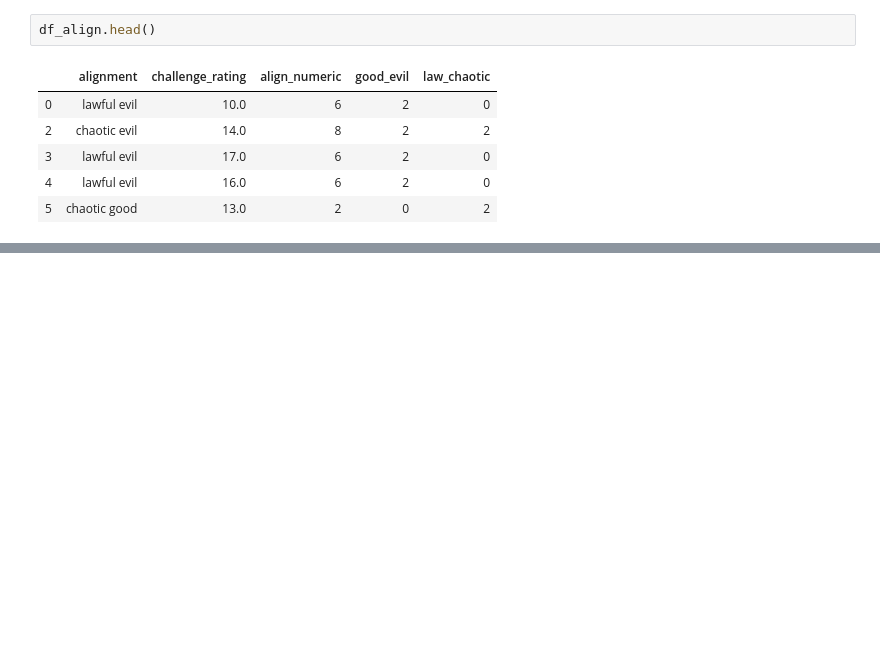
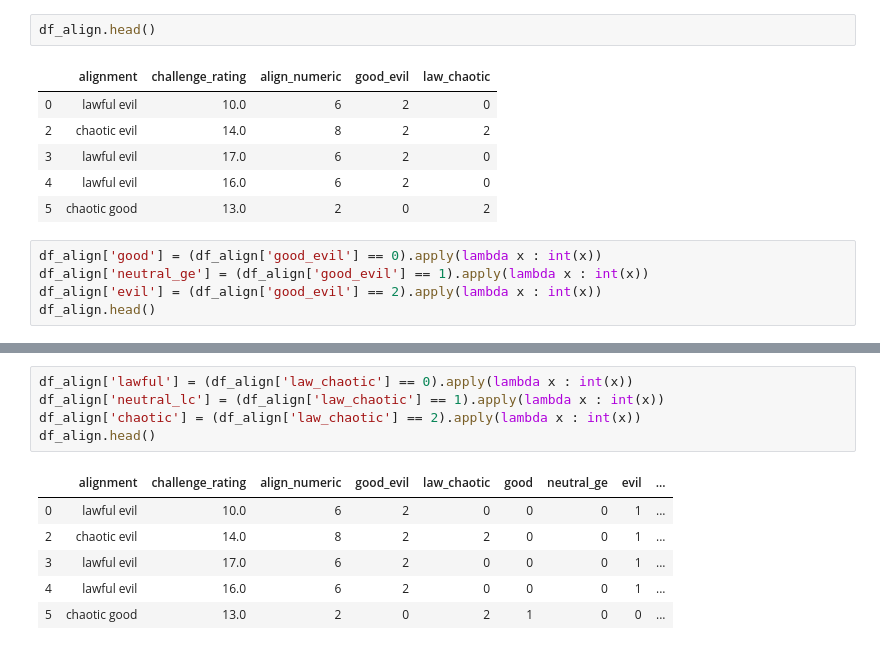
Before and after one commit to ZMBailey/dndmonsters, a Jupyter notebook: monster_stats.ipynb, the cells around one changed output, grey strips where cells are left out. Cells and saved outputs as stored; diff of their text form; blank space fills up the shorter version.

```diff
--- a/monster_stats.ipynb
+++ b/monster_stats.ipynb
@@ -273,3 +273,8 @@ df_align.head()
 | 3 | lawful evil | 17.0 | 6 | 2 | 0 |
 | 4 | lawful evil | 16.0 | 6 | 2 | 0 |
 | 5 | chaotic good | 13.0 | 2 | 0 | 2 |
+# %%
+df_align['good'] = (df_align['good_evil'] == 0).apply(lambda x : int(x))
+df_align['neutral_ge'] = (df_align['good_evil'] == 1).apply(lambda x : int(x))
+df_align['evil'] = (df_align['good_evil'] == 2).apply(lambda x : int(x))
+df_align.head()
@@ -275,0 +288,12 @@ df_align.head()
+# %%
+df_align['lawful'] = (df_align['law_chaotic'] == 0).apply(lambda x : int(x))
+df_align['neutral_lc'] = (df_align['law_chaotic'] == 1).apply(lambda x : int(x))
+df_align['chaotic'] = (df_align['law_chaotic'] == 2).apply(lambda x : int(x))
+df_align.head()
+# %% [output]
+|  | alignment | challenge_rating | align_numeric | good_evil | law_chaotic | good | neutral_ge | evil | ... |
+| 0 | lawful evil | 10.0 | 6 | 2 | 0 | 0 | 0 | 1 | ... |
+| 2 | chaotic evil | 14.0 | 8 | 2 | 2 | 0 | 0 | 1 | ... |
+| 3 | lawful evil | 17.0 | 6 | 2 | 0 | 0 | 0 | 1 | ... |
+| 4 | lawful evil | 16.0 | 6 | 2 | 0 | 0 | 0 | 1 | ... |
+| 5 | chaotic good | 13.0 | 2 | 0 | 2 | 1 | 0 | 0 | ... |
```
Also changed, not shown: parts of 1 cell of this notebook.
